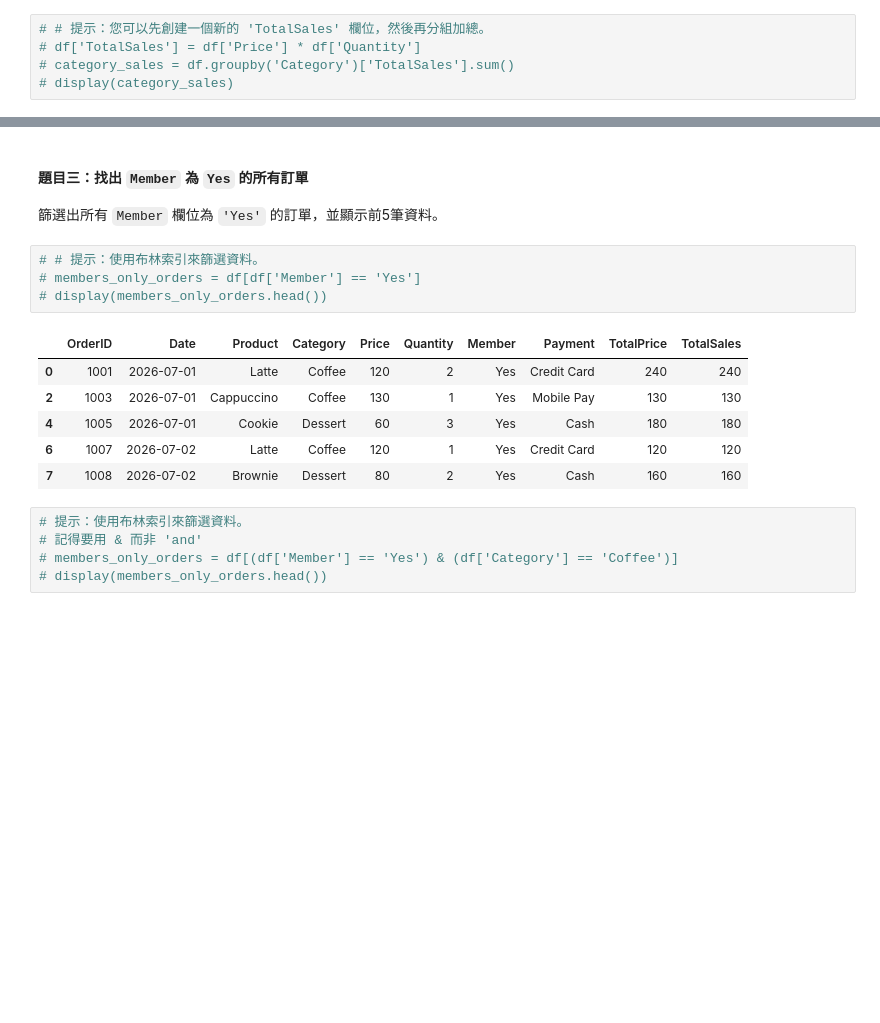
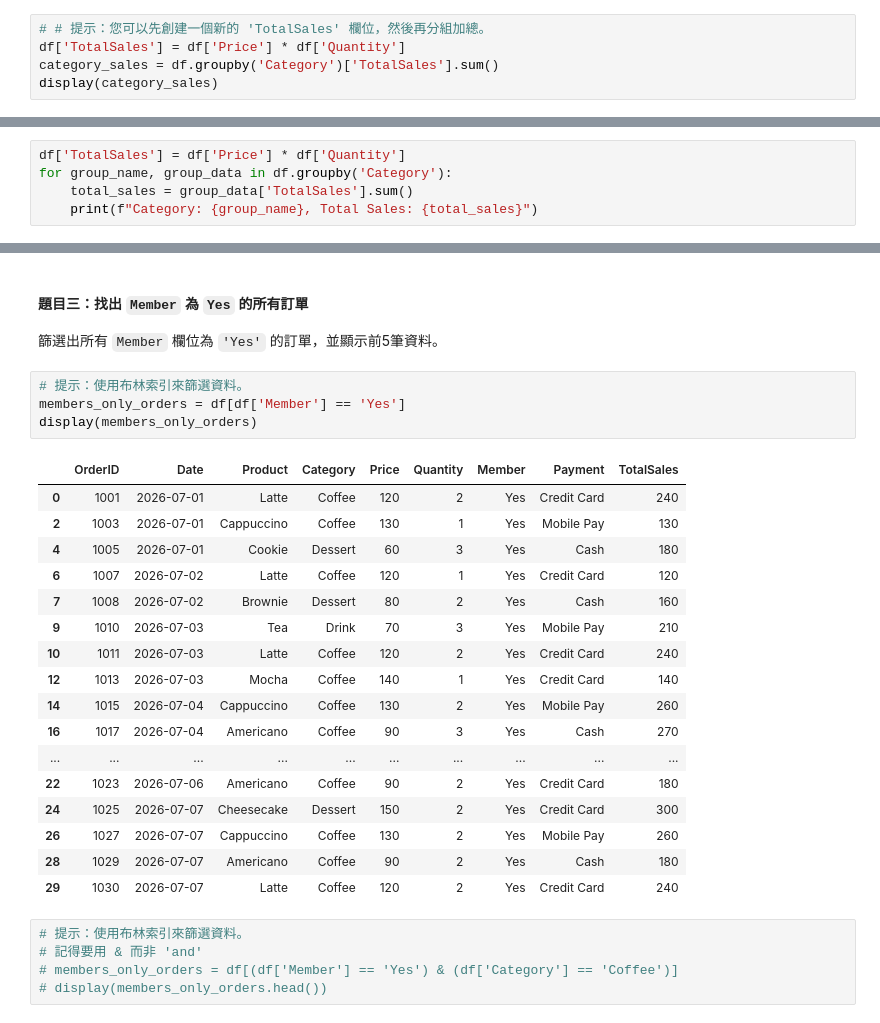
Before and after one commit to ChungyiBossi/GjunDataAnaysis, a Jupyter notebook: coffee_shop.ipynb, the cells around one changed output, grey strips where cells are left out. Saved outputs shown, nothing was run; the diff lists cells and outputs as text; blank space fills up the shorter version.

```diff
--- a/coffee_shop.ipynb
+++ b/coffee_shop.ipynb
@@ -266,6 +296,6 @@ for product_name, group_data in df.groupby('Product'):
 計算每個 `Category` (例如: Coffee, Dessert) 的總銷售額。總銷售額是 `Price` 乘以 `Quantity` 的總和。
 # %%
 # # 提示：您可以先創建一個新的 'TotalSales' 欄位，然後再分組加總。
-# df['TotalSales'] = df['Price'] * df['Quantity']
-# category_sales = df.groupby('Category')['TotalSales'].sum()
-# display(category_sales)
+df['TotalSales'] = df['Price'] * df['Quantity']
+category_sales = df.groupby('Category')['TotalSales'].sum()
+display(category_sales)
@@ -271,0 +309,5 @@ for product_name, group_data in df.groupby('Product'):
+# %%
+df['TotalSales'] = df['Price'] * df['Quantity']
+for group_name, group_data in df.groupby('Category'):
+    total_sales = group_data['TotalSales'].sum()
+    print(f"Category: {group_name}, Total Sales: {total_sales}")
@@ -283,16 +342,27 @@ for product_name, group_data in df.groupby('Product'):
 
 篩選出所有 `Member` 欄位為 `'Yes'` 的訂單，並顯示前5筆資料。
 # %%
-# # 提示：使用布林索引來篩選資料。
-# members_only_orders = df[df['Member'] == 'Yes']
-# display(members_only_orders.head())
+# 提示：使用布林索引來篩選資料。
+members_only_orders = df[df['Member'] == 'Yes']
+display(members_only_orders)
 # %% [output]
-|  | OrderID | Date | Product | Category | Price | Quantity | Member | Payment | TotalPrice | TotalSales |
-| 0 | 1001 | 2026-07-01 | Latte | Coffee | 120 | 2 | Yes | Credit Card | 240 | 240 |
-| 2 | 1003 | 2026-07-01 | Cappuccino | Coffee | 130 | 1 | Yes | Mobile Pay | 130 | 130 |
-| 4 | 1005 | 2026-07-01 | Cookie | Dessert | 60 | 3 | Yes | Cash | 180 | 180 |
-| 6 | 1007 | 2026-07-02 | Latte | Coffee | 120 | 1 | Yes | Credit Card | 120 | 120 |
-| 7 | 1008 | 2026-07-02 | Brownie | Dessert | 80 | 2 | Yes | Cash | 160 | 160 |
+|  | OrderID | Date | Product | Category | Price | Quantity | Member | Payment | TotalSales |
+| 0 | 1001 | 2026-07-01 | Latte | Coffee | 120 | 2 | Yes | Credit Card | 240 |
+| 2 | 1003 | 2026-07-01 | Cappuccino | Coffee | 130 | 1 | Yes | Mobile Pay | 130 |
+| 4 | 1005 | 2026-07-01 | Cookie | Dessert | 60 | 3 | Yes | Cash | 180 |
+| 6 | 1007 | 2026-07-02 | Latte | Coffee | 120 | 1 | Yes | Credit Card | 120 |
+| 7 | 1008 | 2026-07-02 | Brownie | Dessert | 80 | 2 | Yes | Cash | 160 |
+| 9 | 1010 | 2026-07-03 | Tea | Drink | 70 | 3 | Yes | Mobile Pay | 210 |
+| 10 | 1011 | 2026-07-03 | Latte | Coffee | 120 | 2 | Yes | Credit Card | 240 |
+| 12 | 1013 | 2026-07-03 | Mocha | Coffee | 140 | 1 | Yes | Credit Card | 140 |
+| 14 | 1015 | 2026-07-04 | Cappuccino | Coffee | 130 | 2 | Yes | Mobile Pay | 260 |
+| 16 | 1017 | 2026-07-04 | Americano | Coffee | 90 | 3 | Yes | Cash | 270 |
+| ... | ... | ... | ... | ... | ... | ... | ... | ... | ... |
+| 22 | 1023 | 2026-07-06 | Americano | Coffee | 90 | 2 | Yes | Credit Card | 180 |
+| 24 | 1025 | 2026-07-07 | Cheesecake | Dessert | 150 | 2 | Yes | Credit Card | 300 |
+| 26 | 1027 | 2026-07-07 | Cappuccino | Coffee | 130 | 2 | Yes | Mobile Pay | 260 |
+| 28 | 1029 | 2026-07-07 | Americano | Coffee | 90 | 2 | Yes | Cash | 180 |
+| 29 | 1030 | 2026-07-07 | Latte | Coffee | 120 | 2 | Yes | Credit Card | 240 |
 # %%
 # 提示：使用布林索引來篩選資料。
 # 記得要用 & 而非 'and'
```
Also changed, not shown: parts of 26 cells of this notebook.
